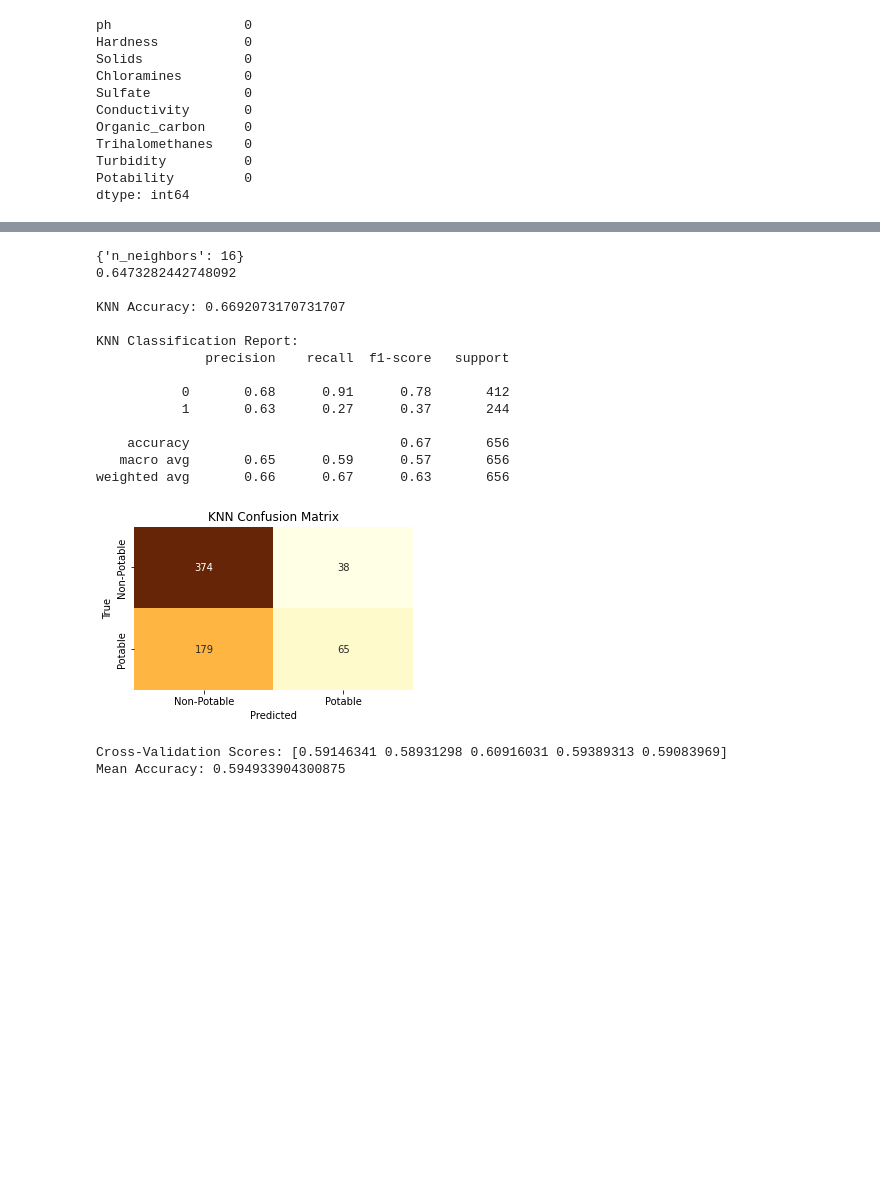
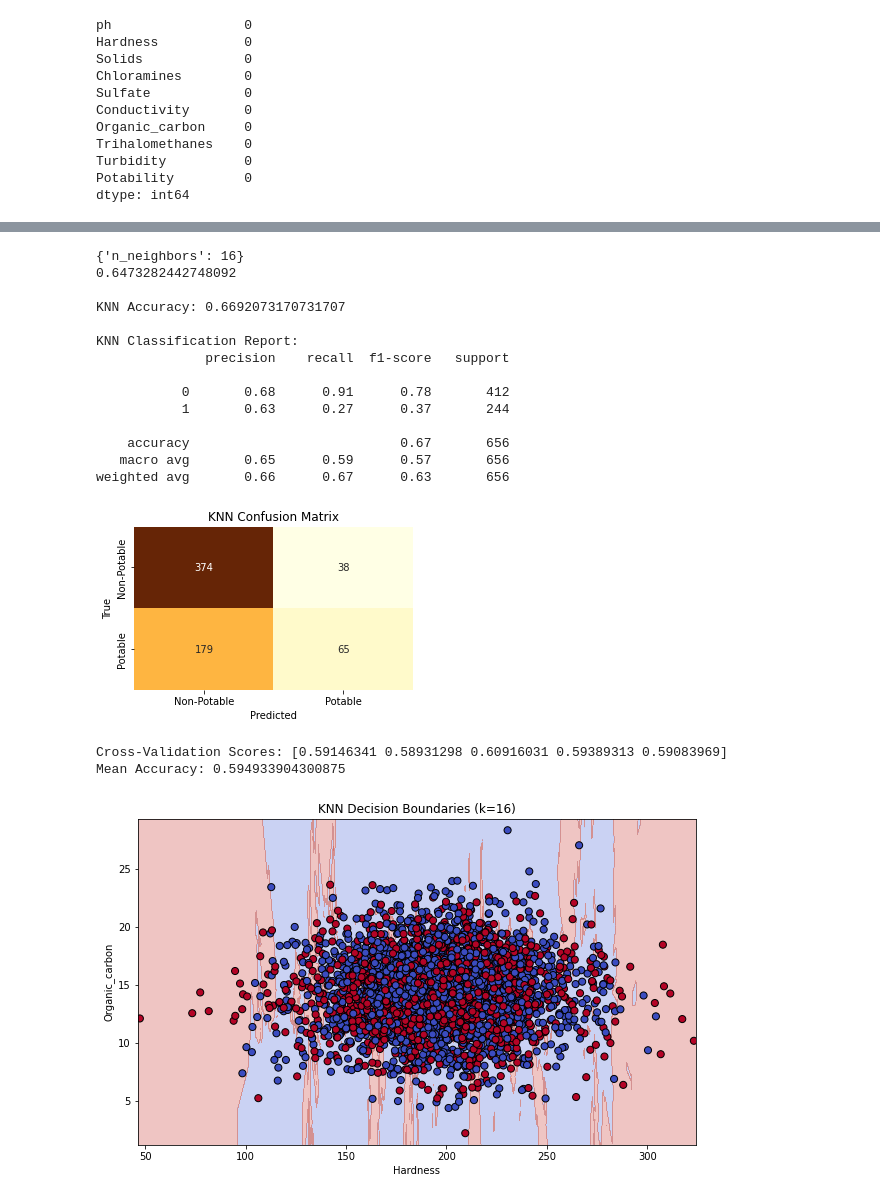
Before and after one commit to Log20/Water_potability, a Jupyter notebook: water_potability.ipynb, the cells around one changed output, grey strips where cells are left out. Saved outputs shown, nothing was run; the diff lists cells and outputs as text; code cells hidden in the pictures; blank space fills up the shorter version.

Commit message:
#改決策樹變數名稱 # 取Hardness和Organic_carbon特徵用於可視化

```diff
--- a/water_potability.ipynb
+++ b/water_potability.ipynb
@@ -155,24 +146,9 @@ Mean Accuracy: 0.6132582386892571
 # %%
-from sklearn.model_selection import GridSearchCV
+#KNN
+
 from sklearn.neighbors import KNeighborsClassifier
-from sklearn.metrics import accuracy_score, classification_report, confusion_matrix
-from sklearn.model_selection import train_test_split
 from sklearn.preprocessing import StandardScaler
 from sklearn.model_selection import cross_val_score
-import seaborn as sns
-import matplotlib.pyplot as plt
-
-# 填充缺失值
-df["ph"].fillna(value=df["ph"].median(), inplace=True)
-df["Sulfate"].fillna(value=df["Sulfate"].median(), inplace=True)
-df["Trihalomethanes"].fillna(value=df["Trihalomethanes"].median(), inplace=True)
-
-# 特徵和目標變數
-X = df.drop('Potability', axis=1)
-y = df['Potability']
-
-# 切分資料集
-X_train, X_test, y_train, y_test = train_test_split(X, y, test_size=0.2, random_state=42)
 
 # 特徵標準化
 scaler = StandardScaler()
@@ -208,30 +184,74 @@ plt.figure(figsize=(5, 3))
 sns.heatmap(conf_matrix_best, annot=True, fmt='d', cmap='YlOrBr', cbar=False,
             xticklabels=["Non-Potable", "Potable"],
             yticklabels=["Non-Potable", "Potable"])
 plt.xlabel('Predicted')
 plt.ylabel('True')
 plt.title('KNN Confusion Matrix')
 plt.show()
 
 # 交叉驗證
 cv_val_scores = cross_val_score(knn, X, y, cv=5)
 print(f"\nCross-Validation Scores: {cv_val_scores}")
 print(f"Mean Accuracy: {cv_val_scores.mean()}")
+
+
+
+# 取Hardness和Organic_carbon特徵用於可視化
+'''如果水中鈣和鎂離子的濃度較高，則水的硬度也相對較高
+水體来源：
+如果水體源自相似的地質區域，地下水中的礦物質可能同時影響硬度和有機碳的濃度。例如，地質中豐富的碳酸鈣可能提高水的硬度，同時地下水流經有機質豐富的土壤可能導致水中有機碳的增加。
+
+人為活動：
+農業和工業活動可能同時導致水中有機碳和硬度的變化。例如，農業過程中使用的肥料可能引入有機物和養分，同時礦物的流入也可能提高水的硬度。
+
+自然處理過程：
+自然的地下水循環和生態系統的相互作用可能導致硬度和有機碳的變化。地下水流通過地層時可能溶解礦物質，影響硬度，同時地表水中的生態作用和分解可能影響有機碳的濃度。
+
+水體中的微生物活動：
+水中的微生物可能同時受到硬度和有機碳的影響。有機碳提供了微生物生長的營養源，而硬度可能影響某些微生物的生態。
+'''
+import numpy as np
+
+X_2d = X[['Hardness', 'Organic_carbon']]
+
+# 設定模型和參數
+knn_vis = KNeighborsClassifier(n_neighbors=best_k)
+
+# 訓練模型
+knn_vis.fit(X_2d, y)
+
+# 繪製決策邊界
+h = .02
+x_min, x_max = X_2d.iloc[:, 0].min() - 1, X_2d.iloc[:, 0].max() + 1
+y_min, y_max = X_2d.iloc[:, 1].min() - 1, X_2d.iloc[:, 1].max() + 1
+xx, yy = np.meshgrid(np.arange(x_min, x_max, h), np.arange(y_min, y_max, h))
+Z = knn_vis.predict(np.c_[xx.ravel(), yy.ravel()])
+Z = Z.reshape(xx.shape)
+
+# 繪製數據點和決策邊界
+plt.figure(figsize=(10, 6))
+plt.contourf(xx, yy, Z, cmap=plt.cm.coolwarm, alpha=0.3)
+plt.scatter(X_2d.iloc[:, 0], X_2d.iloc[:, 1], c=y, cmap=plt.cm.coolwarm, edgecolors='k', s=50)
+plt.xlabel('Hardness')
+plt.ylabel('Organic_carbon')
+plt.title(f'KNN Decision Boundaries (k={best_k})')
+plt.show()
 # %% [output]
 {'n_neighbors': 16}
 0.6473282442748092
 
 KNN Accuracy: 0.6692073170731707
 
 KNN Classification Report:
               precision    recall  f1-score   support
 
            0       0.68      0.91      0.78       412
            1       0.63      0.27      0.37       244
 
     accuracy                           0.67       656
    macro avg       0.65      0.59      0.57       656
 weighted avg       0.66      0.67      0.63       656
 [figure]
 Cross-Validation Scores: [0.59146341 0.58931298 0.60916031 0.59389313 0.59083969]
 Mean Accuracy: 0.594933904300875
+[figure, added]
```
Also changed, not shown: parts of 2 cells of this notebook.
